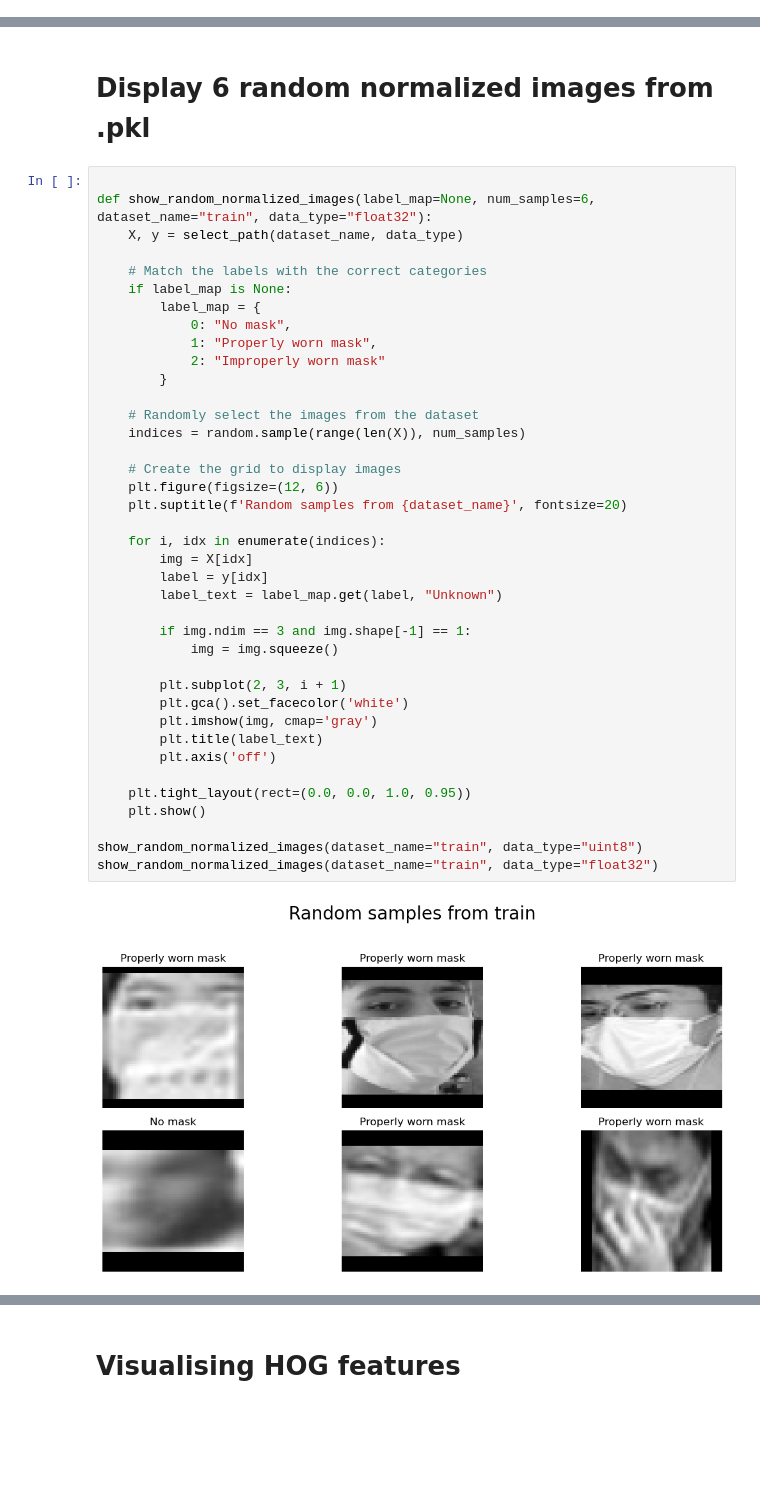
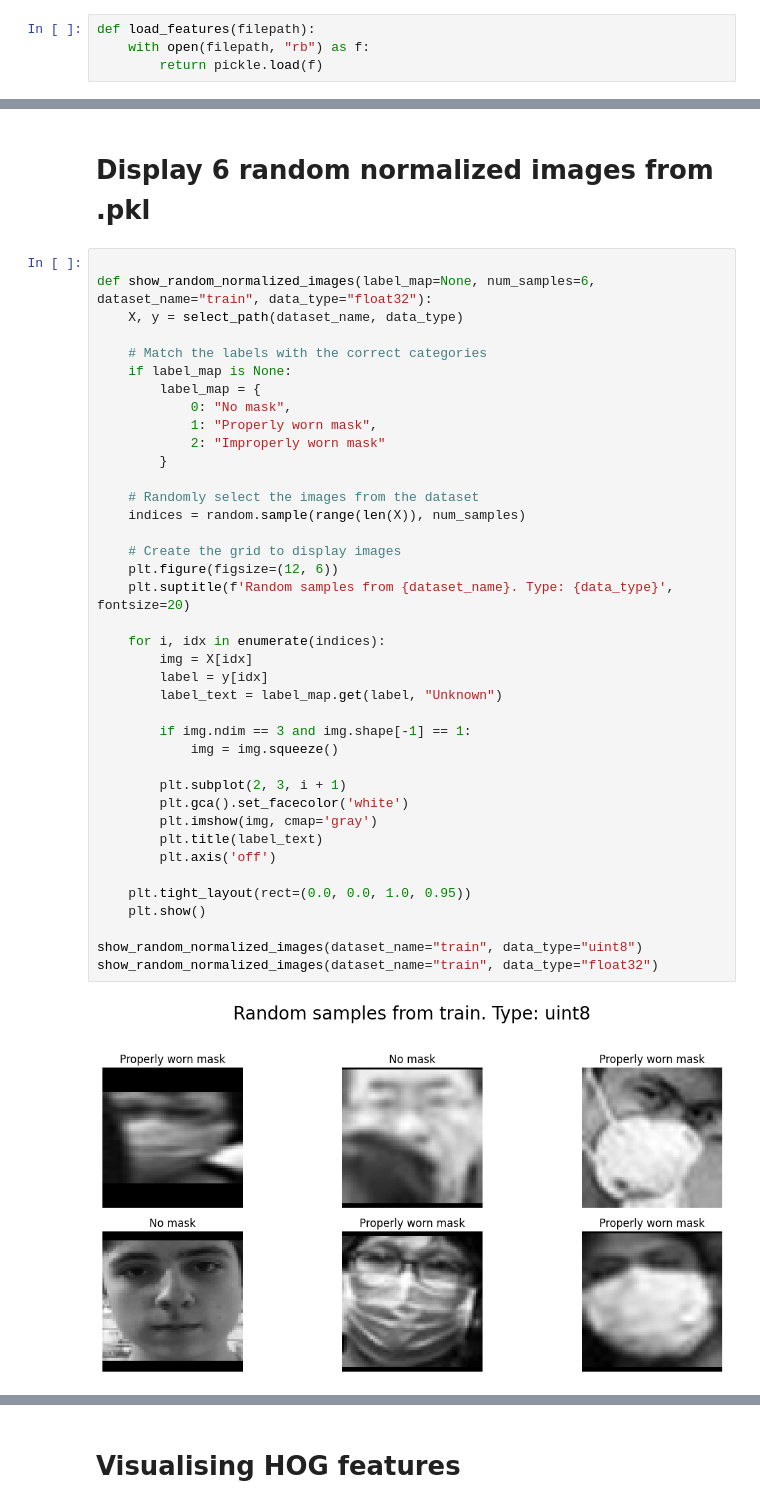
Before and after one commit to KPflitsch/Mask-Or-No-Mask, a Jupyter notebook: Code/Visualise.ipynb, the cells around one changed output, grey strips where cells are left out. Cells and saved outputs as stored; diff of their text form; blank space fills up the shorter version.

```diff
--- a/Code/Visualise.ipynb
+++ b/Code/Visualise.ipynb
@@ -60,3 +105,7 @@ ORB_PATH = "../dataset_as_pkl/orb_train.pkl"
+# %%
+def load_features(filepath):
+    with open(filepath, "rb") as f:
+        return pickle.load(f)
 # %% [markdown]
 # Displaying 6 random images from dataset to see what we are working with
 # %%
@@ -207,32 +256,32 @@ def show_random_normalized_images(label_map=None, num_samples=6, dataset_name="t
             1: "Properly worn mask",
             2: "Improperly worn mask"
         }
 
     # Randomly select the images from the dataset
     indices = random.sample(range(len(X)), num_samples)
 
     # Create the grid to display images
     plt.figure(figsize=(12, 6))
-    plt.suptitle(f'Random samples from {dataset_name}', fontsize=20)
+    plt.suptitle(f'Random samples from {dataset_name}. Type: {data_type}', fontsize=20)
 
     for i, idx in enumerate(indices):
         img = X[idx]
         label = y[idx]
         label_text = label_map.get(label, "Unknown")
 
         if img.ndim == 3 and img.shape[-1] == 1:
             img = img.squeeze()
 
         plt.subplot(2, 3, i + 1)
         plt.gca().set_facecolor('white')
         plt.imshow(img, cmap='gray')
         plt.title(label_text)
         plt.axis('off')
 
     plt.tight_layout(rect=(0.0, 0.0, 1.0, 0.95))
     plt.show()
 
 show_random_normalized_images(dataset_name="train", data_type="uint8")
 show_random_normalized_images(dataset_name="train", data_type="float32")
 # %% [output]
-[figure, old version]
+[figure, new version]
```
Also changed, not shown: parts of 19 cells of this notebook, 5 other files.
